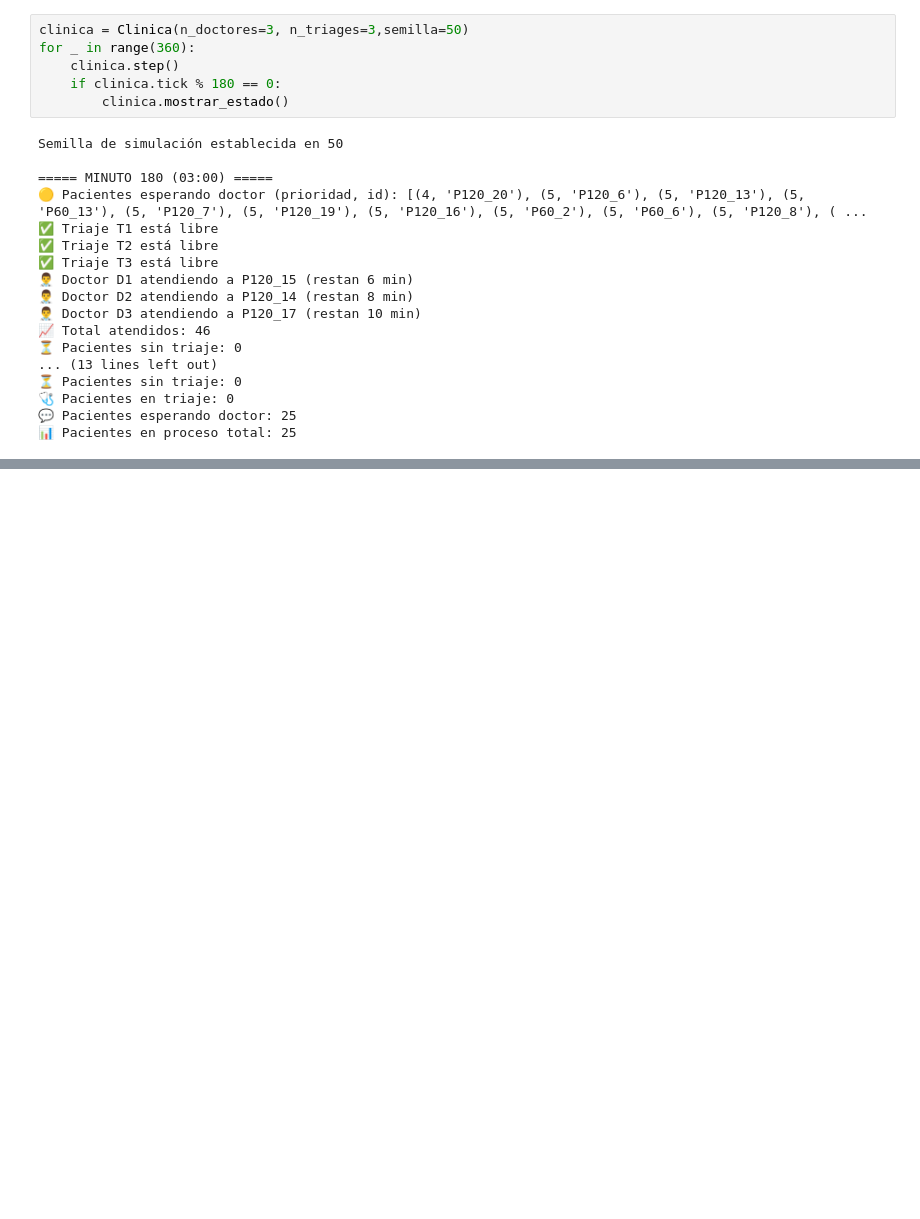
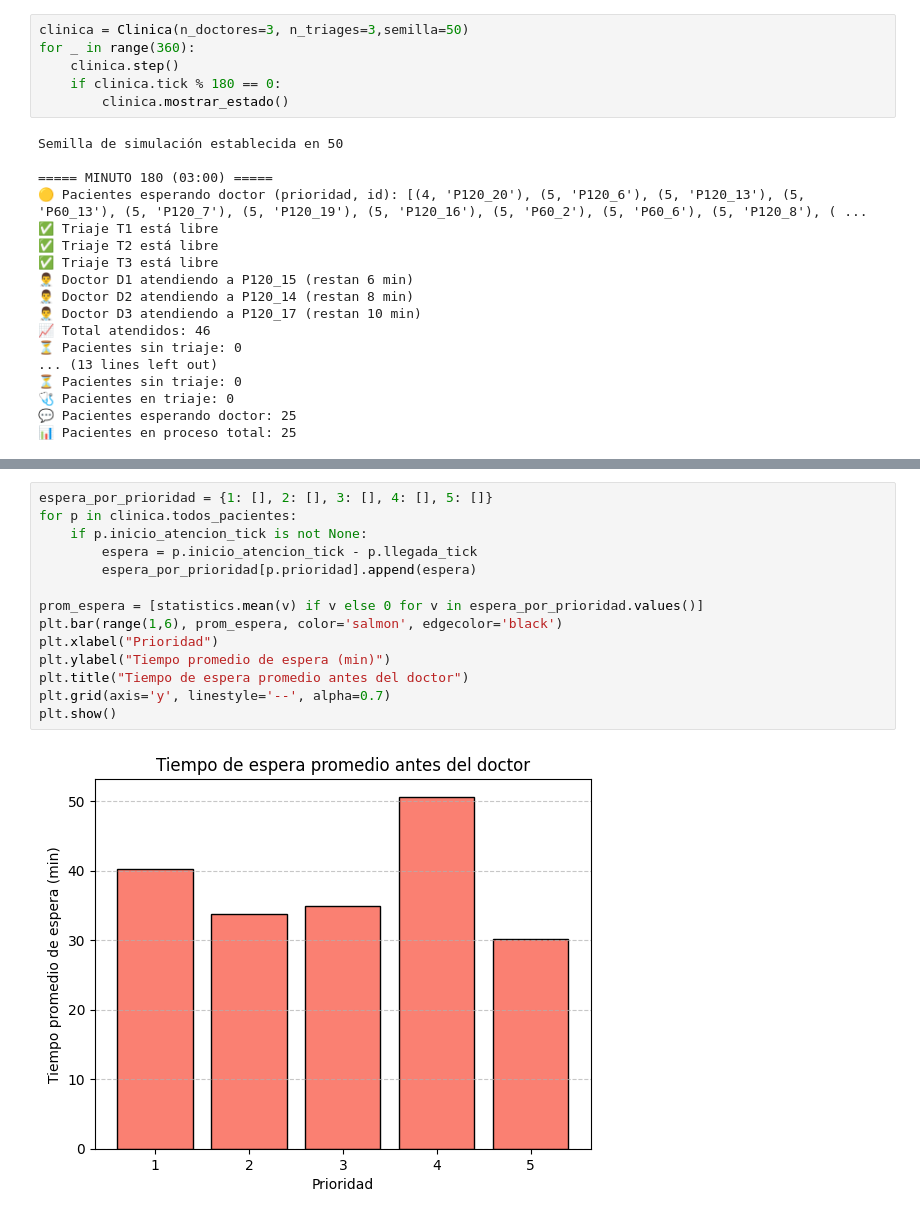
Before and after one commit to stefymojica/MACC, a Jupyter notebook: modelo_clinico.ipynb, the cells around one changed output, grey strips where cells are left out. Drawn from its saved outputs; the diff is of its cells as text; blank space fills up the shorter version.

```diff
--- a/modelo_clinico.ipynb
+++ b/modelo_clinico.ipynb
@@ -393,0 +424,16 @@ Prioridad 5: Promedio = 70.8 min | Desviación = 56.2 min
+# %%
+espera_por_prioridad = {1: [], 2: [], 3: [], 4: [], 5: []}
+for p in clinica.todos_pacientes:
+    if p.inicio_atencion_tick is not None:
+        espera = p.inicio_atencion_tick - p.llegada_tick
+        espera_por_prioridad[p.prioridad].append(espera)
+
+prom_espera = [statistics.mean(v) if v else 0 for v in espera_por_prioridad.values()]
+plt.bar(range(1,6), prom_espera, color='salmon', edgecolor='black')
+plt.xlabel("Prioridad")
+plt.ylabel("Tiempo promedio de espera (min)")
+plt.title("Tiempo de espera promedio antes del doctor")
+plt.grid(axis='y', linestyle='--', alpha=0.7)
+plt.show()
+# %% [output]
+[figure, added]
```
Also changed, not shown: parts of 5 cells of this notebook.
